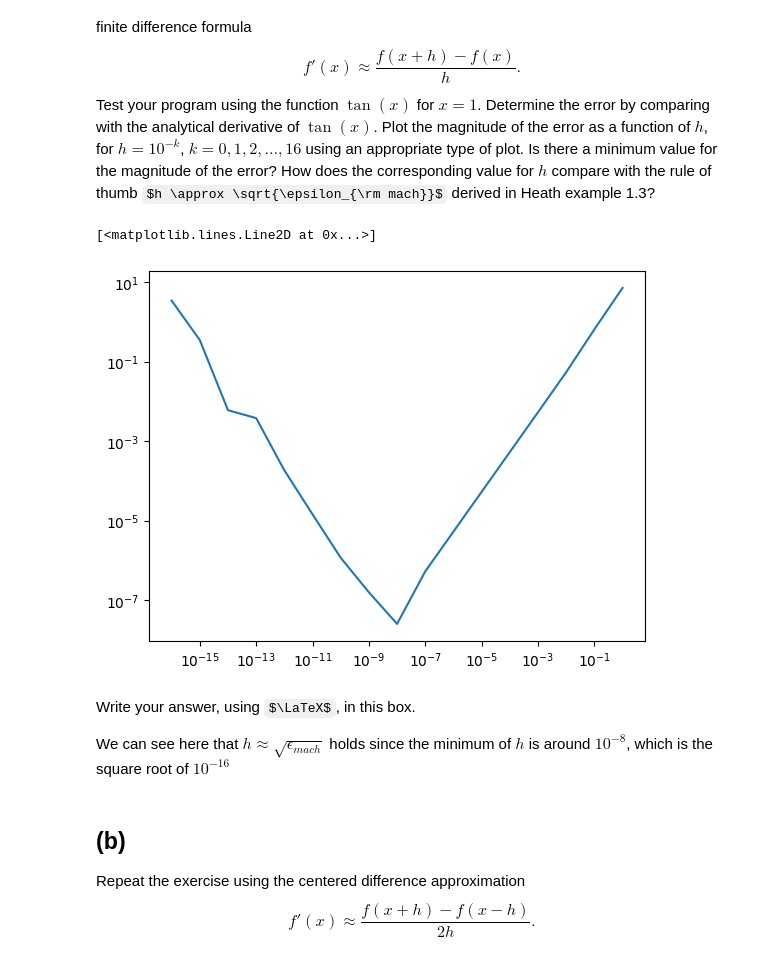
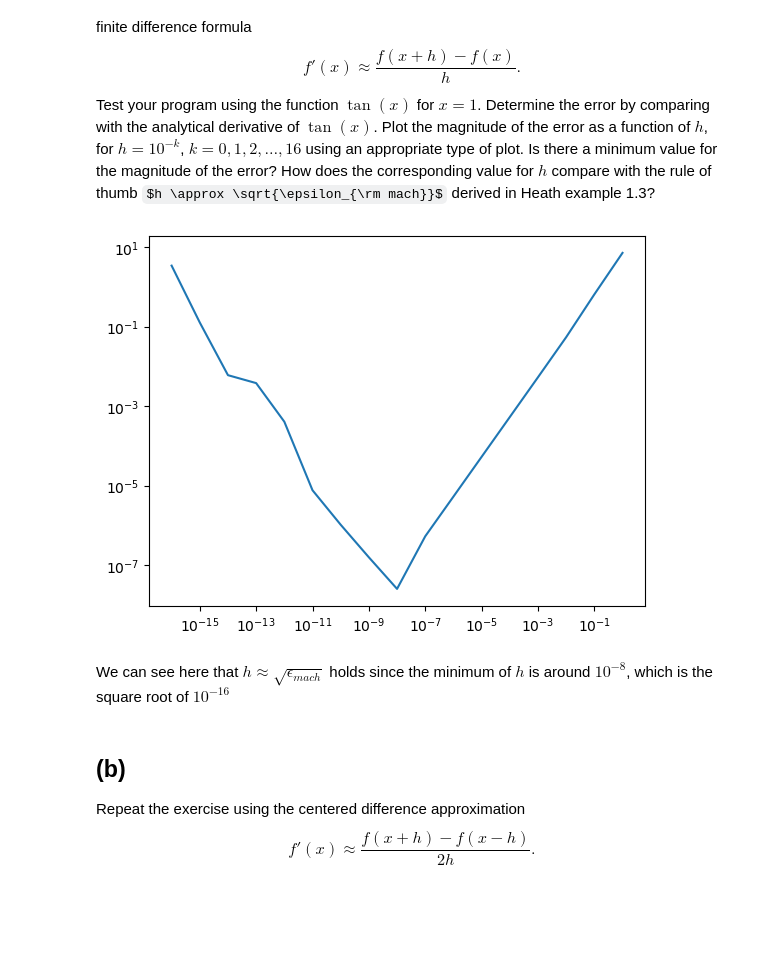
Before and after one commit to jonas4climate/na-assignment1, a Jupyter notebook: hw1_2023.ipynb, the cells around one changed output. Cells and saved outputs as stored; diff of their text form; code cells hidden in the pictures; some formulas as TeX source; blank space fills up the shorter version.

Commit message:
Formatting and sympy for differentiation

```diff
--- a/hw1_2023.ipynb
+++ b/hw1_2023.ipynb
@@ -107,25 +107,23 @@ Write a program to compute an approximate value for the derivative of a function
 $$f'(x) \approx \frac{f(x+h) - f(x)}{h} .$$
 Test your program using the function $\tan(x)$ for $x=1$. Determine the error by comparing with the analytical derivative of $\tan(x)$. Plot the magnitude of the error as a function of $h$, for $h = 10^{-k}$, $k=0,1,2, \ldots, 16$ using an appropriate type of plot. Is there a minimum value for the magnitude of the error? How does the corresponding value for $h$ compare with the rule of thumb $h \approx \sqrt{\epsilon_{\rm mach}}$ derived in Heath example 1.3?
 # %%
-from math import cos
-
-def f_prime(f,x,h):
+def approx_f_prime_fd(f, x, h):
     return (f(x+h)-f(x))/h
 
-errors = []
-solution = 1/cos(1)**2
-k = [10**-x for x in range(0,17)]
+x = sympy.symbols('x')
+f = sympy.diff(sympy.tan(x), x)
+solution = f.subs(x, 1).evalf()
+errors_fd = []
+k = [10**-x for x in range(0, 17)]
 for h in k:
-    finite_difference = f_prime(tan, 1, h)
-    errors.append(abs(finite_difference-solution))
+    finite_difference = approx_f_prime_fd(tan, 1, h)
+    errors_fd.append(abs(finite_difference-solution))
 
-plt.loglog(k, errors)
+plt.loglog(k, errors_fd)
+plt.show()
 # %% [output]
-[<matplotlib.lines.Line2D at 0x...>]
-[figure, old version]
+[figure, new version]
 # %% [markdown]
-Write your answer, using $\LaTeX$, in this box.
-
 We can see here that $h \approx \sqrt{\epsilon_{mach}}$ holds since the minimum of $h$ is around $10^{-8}$, which is the square root of $10^{-16}$
 # %% [markdown]
 ## (b)
```
Also changed, not shown: parts of 5 cells of this notebook.
